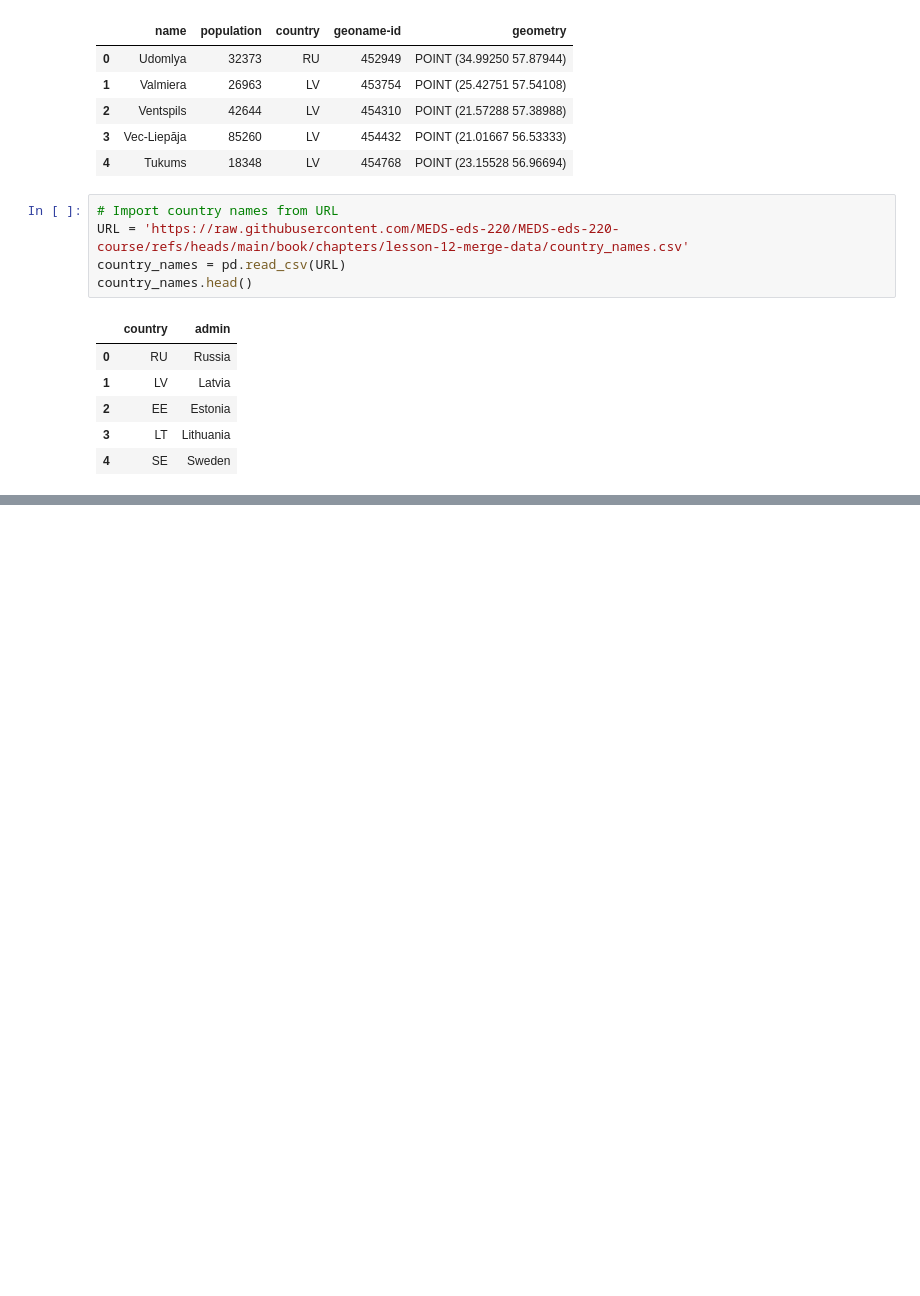
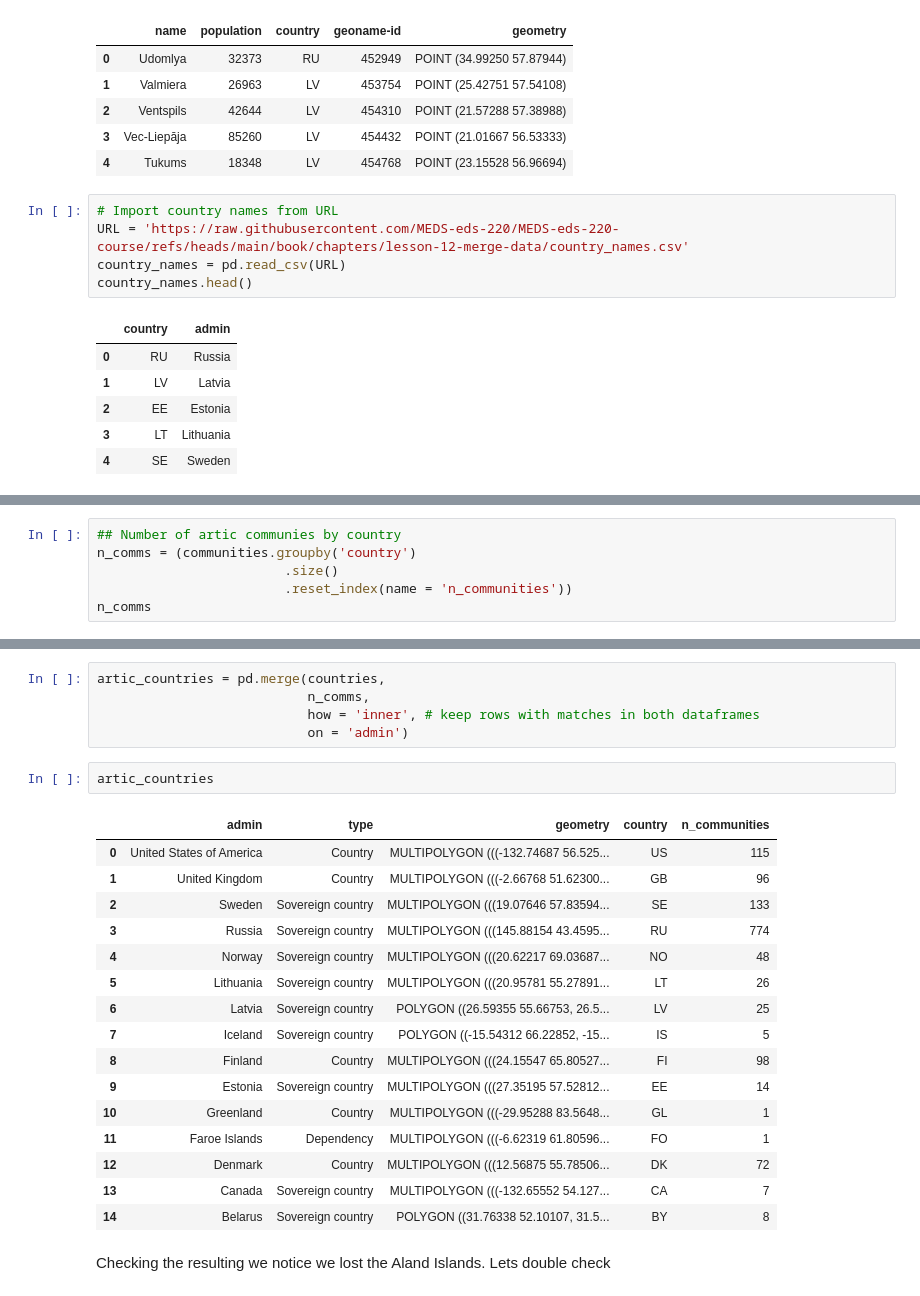
Before and after one commit to jaslynmiura/eds220-2025-in-class, a Jupyter notebook: week6-reprojecting.ipynb, the cells around one changed output, grey strips where cells are left out. Saved outputs shown, nothing was run; the diff lists cells and outputs as text; blank space fills up the shorter version.

```diff
--- a/week6-reprojecting.ipynb
+++ b/week6-reprojecting.ipynb
@@ -41,0 +87,6 @@ country_names.head()
+# %%
+## Number of artic communies by country
+n_comms = (communities.groupby('country')
+                        .size()
+                        .reset_index(name = 'n_communities'))
+n_comms
@@ -41,0 +189,26 @@ country_names.head()
+# %%
+artic_countries = pd.merge(countries,
+                           n_comms,
+                           how = 'inner', # keep rows with matches in both dataframes
+                           on = 'admin')
+# %%
+artic_countries
+# %% [output]
+|  | admin | type | geometry | country | n_communities |
+| 0 | United States of America | Country | MULTIPOLYGON (((-132.74687 56.525... | US | 115 |
+| 1 | United Kingdom | Country | MULTIPOLYGON (((-2.66768 51.62300... | GB | 96 |
+| 2 | Sweden | Sovereign country | MULTIPOLYGON (((19.07646 57.83594... | SE | 133 |
+| 3 | Russia | Sovereign country | MULTIPOLYGON (((145.88154 43.4595... | RU | 774 |
+| 4 | Norway | Sovereign country | MULTIPOLYGON (((20.62217 69.03687... | NO | 48 |
+| 5 | Lithuania | Sovereign country | MULTIPOLYGON (((20.95781 55.27891... | LT | 26 |
+| 6 | Latvia | Sovereign country | POLYGON ((26.59355 55.66753, 26.5... | LV | 25 |
+| 7 | Iceland | Sovereign country | POLYGON ((-15.54312 66.22852, -15... | IS | 5 |
+| 8 | Finland | Country | MULTIPOLYGON (((24.15547 65.80527... | FI | 98 |
+| 9 | Estonia | Sovereign country | MULTIPOLYGON (((27.35195 57.52812... | EE | 14 |
+| 10 | Greenland | Country | MULTIPOLYGON (((-29.95288 83.5648... | GL | 1 |
+| 11 | Faroe Islands | Dependency | MULTIPOLYGON (((-6.62319 61.80596... | FO | 1 |
+| 12 | Denmark | Country | MULTIPOLYGON (((12.56875 55.78506... | DK | 72 |
+| 13 | Canada | Sovereign country | MULTIPOLYGON (((-132.65552 54.127... | CA | 7 |
+| 14 | Belarus | Sovereign country | POLYGON ((31.76338 52.10107, 31.5... | BY | 8 |
+# %% [markdown]
+Checking the resulting we notice we lost the Aland Islands. Lets double check
```
Also changed, not shown: parts of 26 cells of this notebook.
